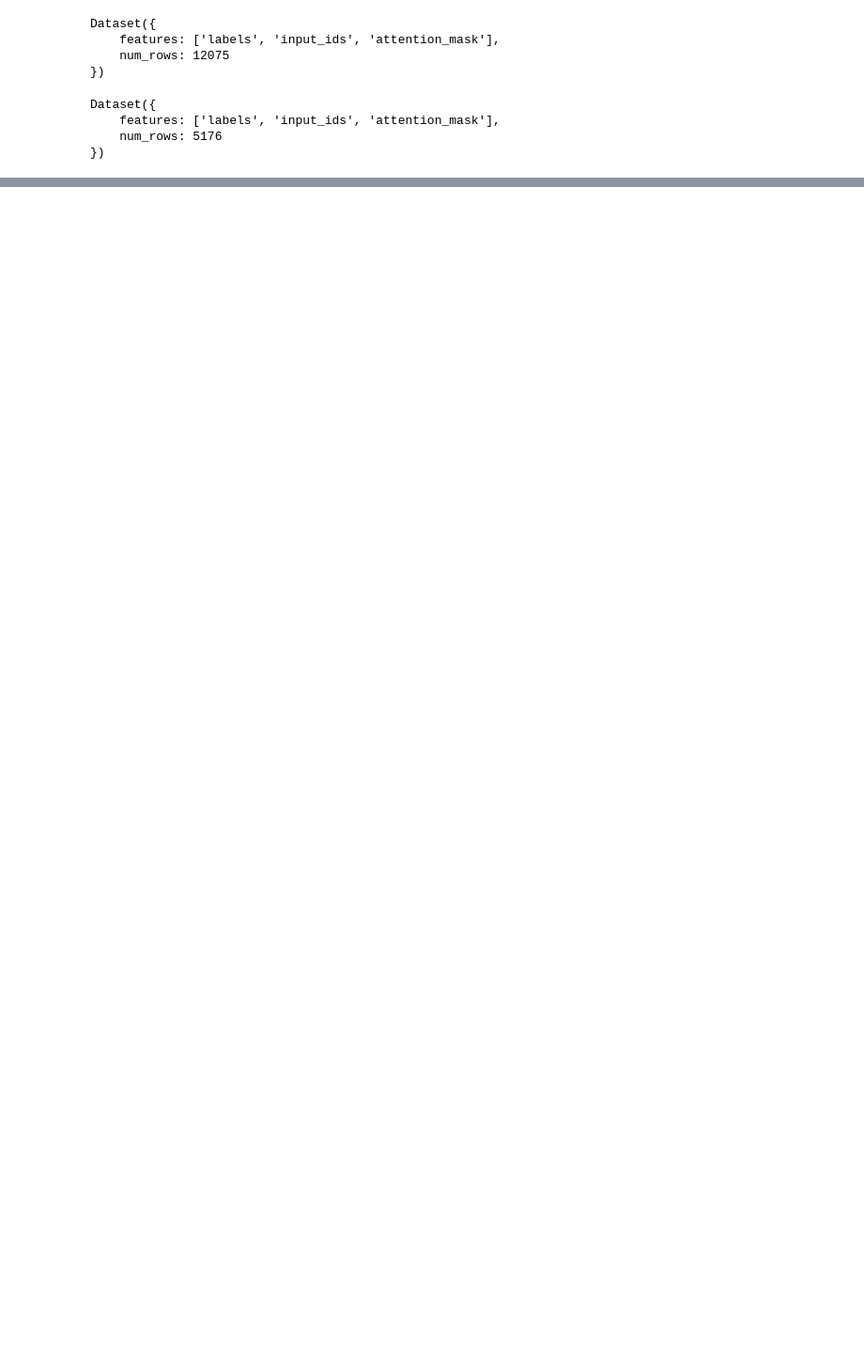
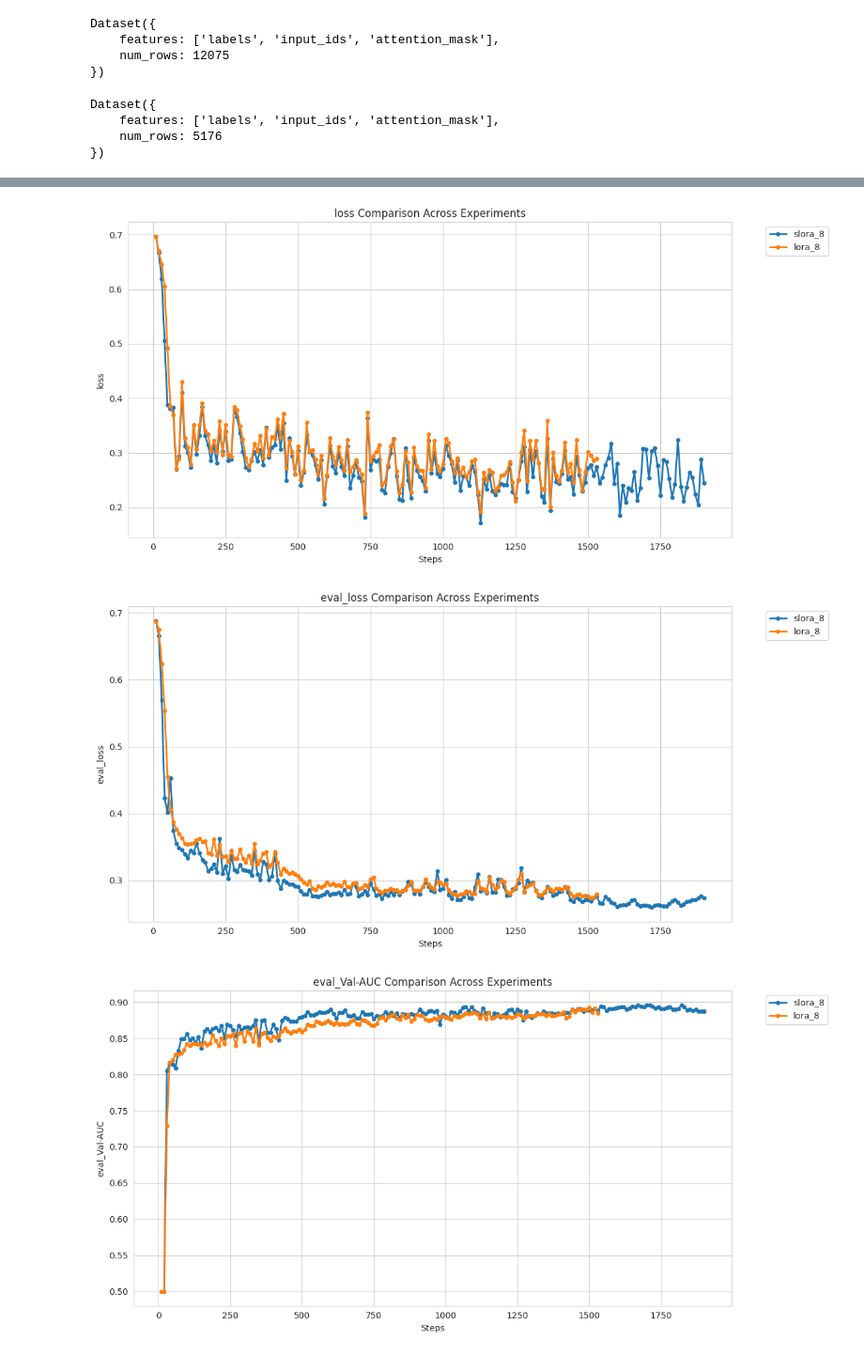
Before and after one commit to MarcoGarofalo94/peft, a Jupyter notebook: t.ipynb, the cells around one changed output, grey strips where cells are left out. Shown at 94% size. Drawn from its saved outputs; the diff is of its cells as text; code cells hidden in the pictures; blank space fills up the shorter version.

```diff
--- a/t.ipynb
+++ b/t.ipynb
@@ -162,6 +216,8 @@ lora_config = LoraConfig(
 peft_model = get_peft_model(model,
                             lora_config,)
 
+
 # Reduced trainble parameters
 print(print_number_of_trainable_model_parameters(peft_model))
+print_trainable_layers(peft_model)
 # %% [output]
@@ -190,0 +241,5 @@ PeftModelForSequenceClassification(
+# %%
+s = 0
+for name,val in peft_model.named_parameters():
+        print(name)
+        s +=1
@@ -340,0 +627,5 @@ KeyboardInterrupt:
+# %%
+slora_log_state = peft_trainer.state.log_history
+import pickle
+with open('./sst2-result-distilbert-slora-only-mag/slora_8_history.pkl', "wb") as f:
+    pickle.dump(slora_log_state,f)
@@ -340,0 +764,28 @@ KeyboardInterrupt:
+# %%
+folder = "./sst2-result-distilbert-slora-only-mag/"
+pickle_files = [
+    folder+'slora_8_history.pkl',
+    folder+'lora_8_history.pkl',
+    # folder+'pissa_8_history.pkl',
+    # folder+'vera_256_history.pkl',
+    # folder+'dora_8_history.pkl',
+    ]
+metrics = ['loss', 'eval_loss', 'eval_Val-AUC', 'eval_Val-Accuracy']
+labels = [
+    'slora_8',
+    'lora_8',
+    # "pissa_8",
+    # "vera_256",
+    # "dora_8"
+    ]
+
+# For separate figures
+figures = plot_training_metrics(pickle_files, metrics, labels)
+
+# For grid layout
+# fig = plot_training_metrics_grid(pickle_files, metrics, labels)
+plt.show()
+# %% [output]
+[figure, added]
+[figure, added]
+[figure, added]
```
Also changed, not shown: parts of 40 cells of this notebook, 4 other files.
